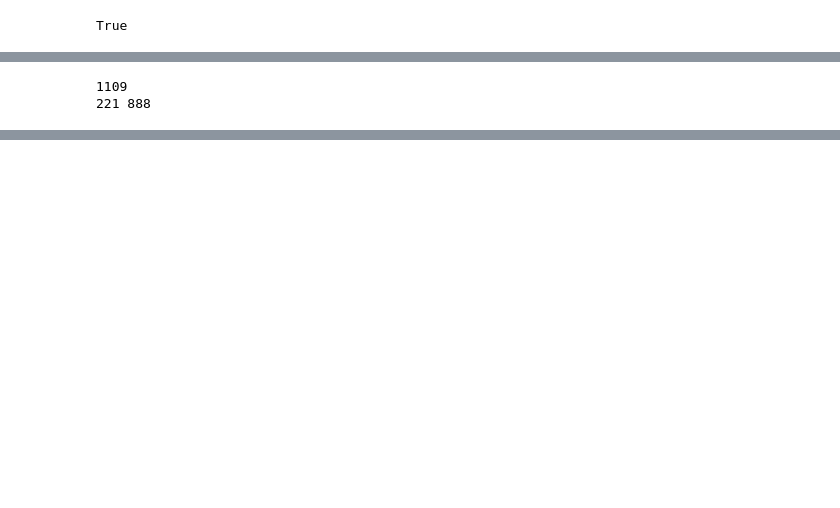
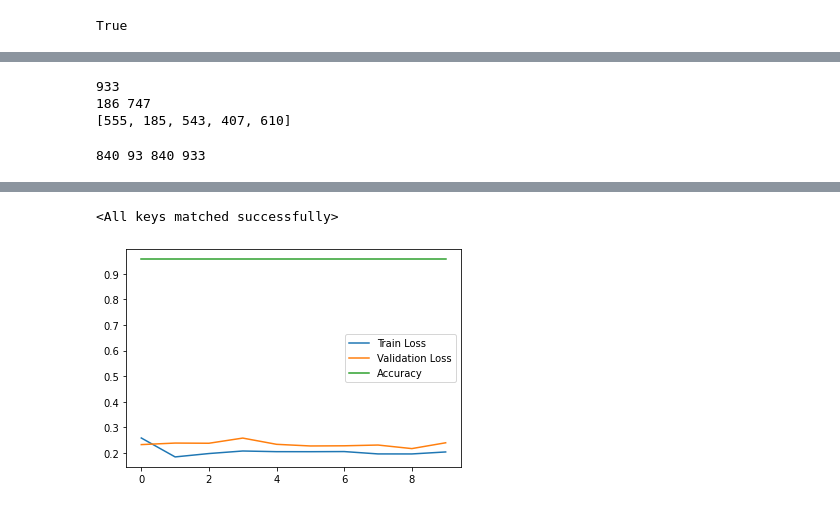
Before and after one commit to arohanajit/ecg-covid, a Jupyter notebook: Untitled14.ipynb, the cells around one changed output, grey strips where cells are left out. Saved outputs shown, nothing was run; the diff lists cells and outputs as text; code cells hidden in the pictures; blank space fills up the shorter version.

```diff
--- a/Untitled14.ipynb
+++ b/Untitled14.ipynb
@@ -49,15 +51,14 @@ test_idx, train_idx = indices[:test_split], indices[test_split:]
 
 print(len(test_idx), len(train_idx))
 
-# define samplers for obtaining training and validation batches
-train_sampler = SubsetRandomSampler(train_idx)
-test_sampler = SubsetRandomSampler(test_idx)
-
-
-loaders = {
-    'train': torch.utils.data.DataLoader(data, batch_size=10, sampler=train_sampler),
-    'test': torch.utils.data.DataLoader(data, batch_size=10, sampler=test_sampler)
-}
+print(train_idx[:5])
 # %% [output]
-1109
-221 888
+933
+186 747
+[555, 185, 543, 407, 610]
+# %%
+def Graphing(train,test,accuracy):
+    plt.plot(train)
+    plt.plot(test)
+    plt.plot(accuracy)
+    plt.legend(['Train Loss','Validation Loss','Accuracy'])
@@ -63,0 +152,56 @@ loaders = {
+# %%
+class_weights = [250,859]
+sample_weights = [0] * len(train_idx)
+for idx, (inputs,label) in enumerate(data.imgs):
+    if idx in train_idx:
+        class_weight = class_weights[label]
+        sample_weights[idx] = class_weight
+
+print(len(train_idx),len(test_idx),len(sample_weights),len(data))
+train_sampler = WeightedRandomSampler(sample_weights, num_samples=len(sample_weights), replacement=True)
+
+
+# batch_size = 5
+# class_counts = [250,850]
+# num_samples = len(class_counts)
+# class_weights = [num_samples/class_counts[i] for i in range(len(class_counts))]
+# labels = data.targets
+# weights = [class_weights[labels[i]] for i in range(int(num_samples))]
+# train_sampler = WeightedRandomSampler(torch.DoubleTensor(weights), int(num_samples)
+
+# batch_size = 10
+# class_sample_count = [250,859]
+# weights = 1 / torch.Tensor(class_sample_count)
+# weights = weights.double()
+# train_sampler = torch.utils.data.sampler.WeightedRandomSampler(weights, batch_size)
+
+
+
+# train_sampler = WeightedRandomSampler(weights, num_samples=len(weights), replacement=True)
+# test_sampler = SubsetRandomSampler(test_idx)
+
+
+# loaders = {
+#     'train': torch.utils.data.DataLoader(data, batch_size=8, sampler=train_sampler),
+#     'test': torch.utils.data.DataLoader(data, batch_size=8, sampler=test_sampler)
+# }
+# %% [output]
+840 93 840 933
+# %%
+#Model definition
+model = torchvision.models.resnet18(pretrained=True)
+# for params in model.parameters():
+#     params.requires_grad = False
+num_ftrs =  model.fc.in_features
+model.fc = nn.Linear(num_ftrs, 2)
+model = model.to(device)
+# Weights for Cross Entropy Loss
+# normedWeights = [1 - (x / sum(class_sample_count)) for x in class_sample_count]
+# normedWeights = torch.FloatTensor(normedWeights).to(device)
+criterion = nn.CrossEntropyLoss()
+optimizer = optim.Adam(model.parameters(), lr=0.0001)
+scheduler = optim.lr_scheduler.ExponentialLR(optimizer, gamma=0.9)
+#Model Train
+train(10, loaders, model, optimizer, scheduler, criterion, train_on_gpu, 'model.pt')
+model.load_state_dict(torch.load('model.pt'))
+# %% [output]
@@ -64 +226,3 @@ loaders = {
+<All keys matched successfully>
+[figure, added]
 # %%
```
Also changed, not shown: parts of 10 cells of this notebook.
